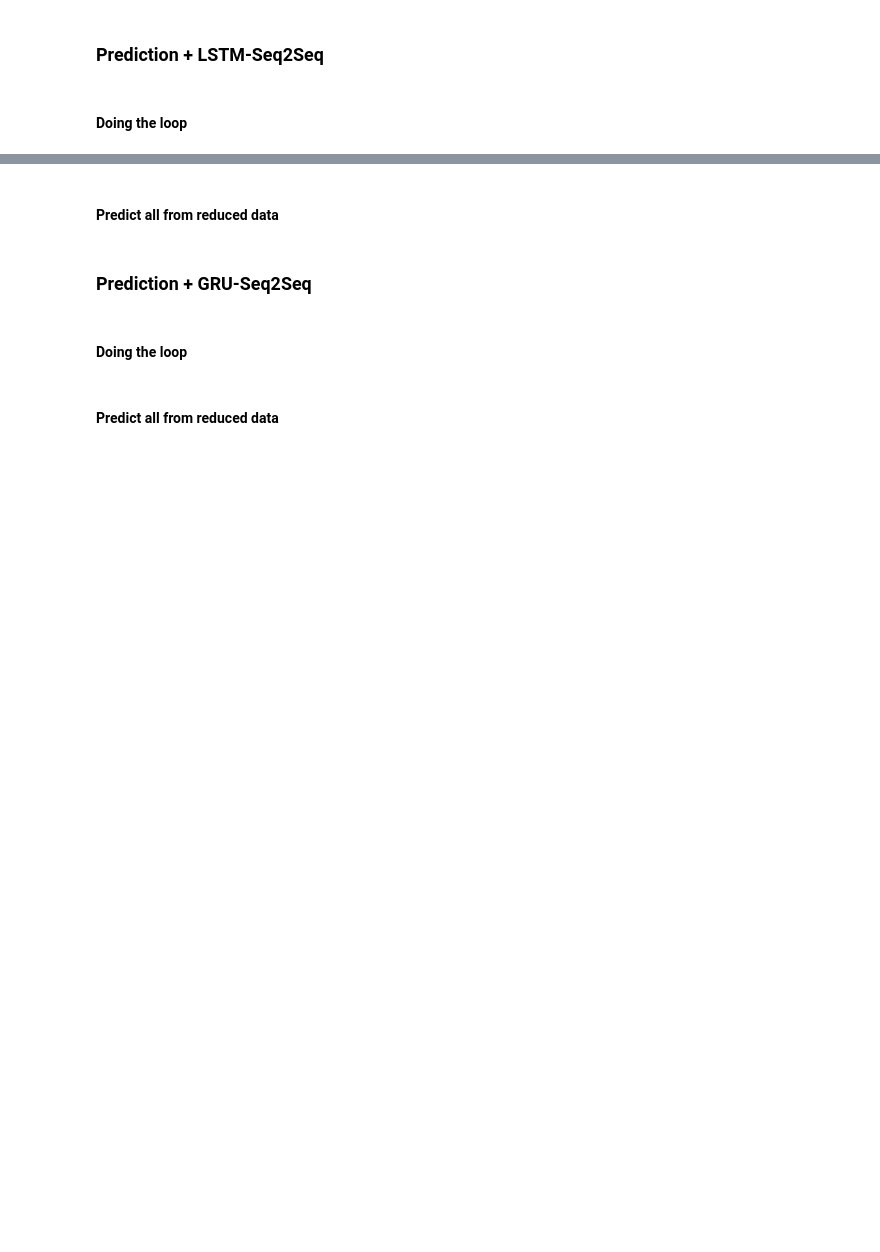
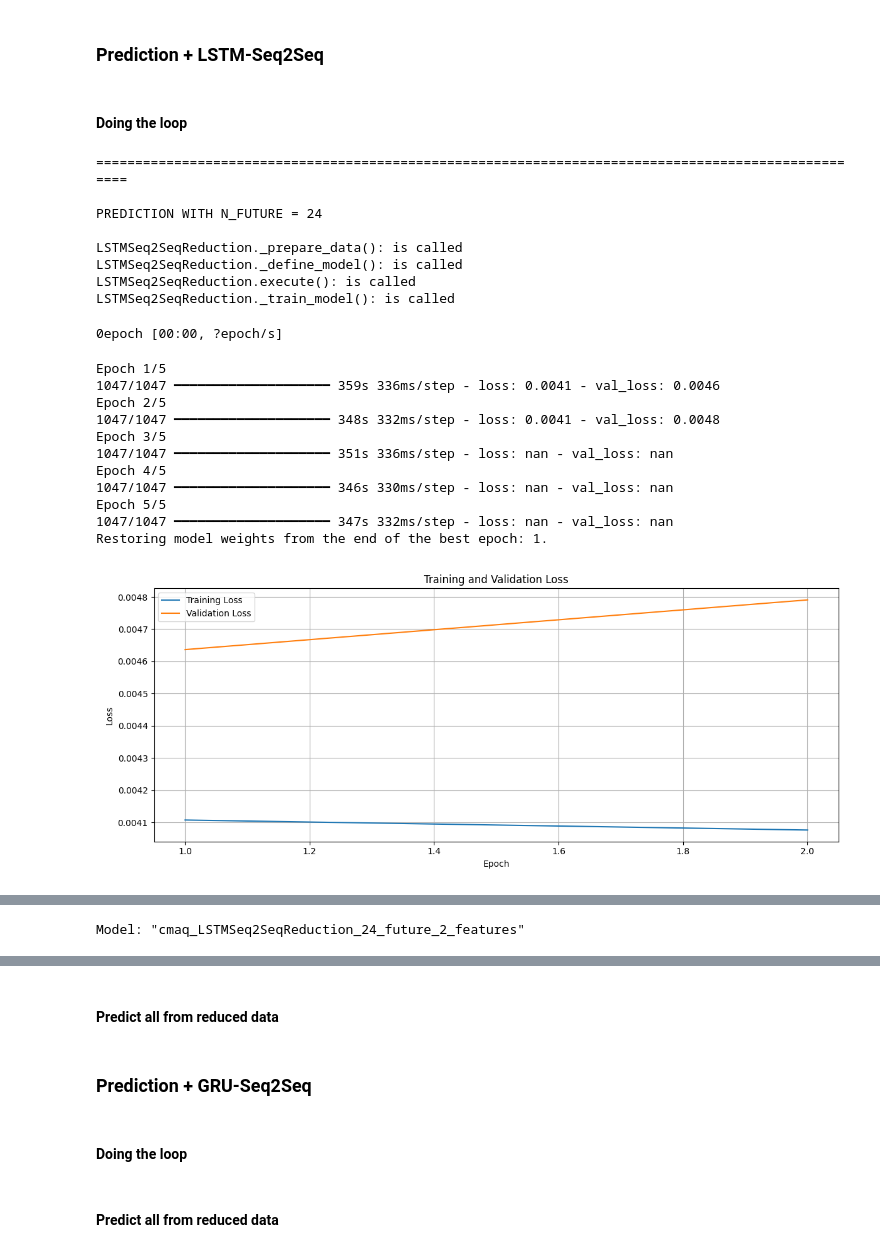
Before and after one commit to tphiepbk/air_quality_index_project, a Jupyter notebook: 7_cmaq_data_predict_no.ipynb, the cells around one changed output, grey strips where cells are left out. Cells and saved outputs as stored; diff of their text form; code cells hidden in the pictures; blank space fills up the shorter version.

Commit message:
Synchronize the workspace, working with merged PM data from Viet
Signed-off-by: Hiep Phuc Thai <itmanagertph@gmail.com>

```diff
--- a/7_cmaq_data_predict_no.ipynb
+++ b/7_cmaq_data_predict_no.ipynb
@@ -424,18 +420,22 @@ evaluation_board
 # %% [markdown]
 ### Model paramaters
 # %%
-range_of_dimension = range(conf["reduction_cmaq"]["min_number_of_features"], X_cmaq_scaled.shape[1])
+#range_of_dimension = range(conf["reduction_cmaq"]["min_number_of_features"], X_cmaq_scaled.shape[1])
+range_of_dimension = [2]
 print(*range_of_dimension)
 
 reduction_n_past, reduction_n_future = conf["reduction_cmaq"]["n_past"], conf["reduction_cmaq"]["n_future"]
 reduction_epochs, reduction_batch_size = conf["reduction_cmaq"]["epochs"], conf["reduction_cmaq"]["batch_size"]
 print(reduction_n_past, reduction_n_future, reduction_epochs, reduction_batch_size)
 
-prediction_n_past, prediction_n_future = conf["prediction_cmaq"]["n_past"], conf["prediction_cmaq"]["n_future"]
+prediction_n_past = conf["prediction_cmaq"]["n_past"]
 prediction_epochs, prediction_batch_size = conf["prediction_cmaq"]["epochs"], conf["prediction_cmaq"]["batch_size"]
-print(prediction_n_past, prediction_n_future, prediction_epochs, prediction_batch_size)
+print(prediction_n_past, prediction_epochs, prediction_batch_size)
 
 saved_model_plot_dir = conf["workspace"]["saved_model_plot_dir"]
 saved_model_weight_dir = conf["workspace"]["saved_model_weight_dir"]
 print(saved_model_plot_dir, saved_model_weight_dir)
+
+range_of_n_future = [24, 48, 72]
+print(*range_of_n_future)
 # %% [output]
@@ -474,23 +482,56 @@ KeyboardInterrupt:
 # %% [markdown]
 #### Doing the loop
 # %%
-loopresults = generate_loopresults(X_cmaq_scaled, y_cmaq_scaled,
-                                   cmaq_label_scaler,
-                                   range_of_dimension,
-                                   LSTMSeq2SeqReduction,
-                                   LSTMPrediction,
-                                   "cmaq", "cmaq",
-                                   reduction_n_past, reduction_n_future,
-                                   reduction_epochs, reduction_batch_size,
-                                   prediction_n_past, prediction_n_future,
-                                   prediction_epochs, prediction_batch_size,
-                                   saved_model_weight_dir, saved_model_plot_dir)
-best_metrics, best_num_of_components, best_encoded_data, best_evaluation_data, best_encoder_model_path, best_prediction_model_path = choose_the_best(loopresults, metric_to_choose="mae")
+# Loop every n_future
+lstms2s_n_future_mapper = {}
 
-# Print out the evaluation board
-evaluation_board['dim_reduction_method'] += ["LSTM-Seq2Seq"]
-evaluation_board['dim_after_reduction'] += [best_num_of_components]
-evaluation_board['prediction'] += ["LSTM"]
-for metric, value in best_metrics.items():
-    evaluation_board[metric] += [value]
+for prediction_n_future in range_of_n_future:
+    print("\n" + "=" * 100 + "\n")
+    print(f"PREDICTION WITH N_FUTURE = {prediction_n_future}\n")
+    # Prediction
+    loopresults = generate_loopresults(X_cmaq_scaled, y_cmaq_scaled,
+                                       cmaq_label_scaler,
+                                       range_of_dimension,
+                                       LSTMSeq2SeqReduction,
+                                       LSTMPrediction,
+                                       "cmaq", "cmaq",
+                                       reduction_n_past, reduction_n_future,
+                                       reduction_epochs, reduction_batch_size,
+                                       prediction_n_past, prediction_n_future,
+                                       prediction_epochs, prediction_batch_size,
+                                       saved_model_weight_dir, saved_model_plot_dir)
+    best_metrics, best_num_of_components, best_encoded_data, best_evaluation_data, best_encoder_model_path, best_prediction_model_path = choose_the_best(loopresults, metric_to_choose="mae")
+
+    # Print out the evaluation board
+    evaluation_board['dim_reduction_method'] += ["LSTM-Seq2Seq"]
+    evaluation_board['dim_after_reduction'] += [best_num_of_components]
+    evaluation_board['prediction'] += ["LSTM"]
+    for metric, value in best_metrics.items():
+        evaluation_board[metric] += [value]
+
+    # Update n_future mapper
+    lstms2s_n_future_mapper[prediction_n_future] = (best_encoded_data, best_evaluation_data, best_encoder_model_path, best_prediction_model_path)
+
 pd.DataFrame(evaluation_board)
+# %% [output]
+====================================================================================================
+
+PREDICTION WITH N_FUTURE = 24
+
+LSTMSeq2SeqReduction._prepare_data(): is called
+LSTMSeq2SeqReduction._define_model(): is called
+LSTMSeq2SeqReduction.execute(): is called
+LSTMSeq2SeqReduction._train_model(): is called
+0epoch [00:00, ?epoch/s]
+Epoch 1/5
+1047/1047 ━━━━━━━━━━━━━━━━━━━━ 359s 336ms/step - loss: 0.0041 - val_loss: 0.0046
+Epoch 2/5
+1047/1047 ━━━━━━━━━━━━━━━━━━━━ 348s 332ms/step - loss: 0.0041 - val_loss: 0.0048
+Epoch 3/5
+1047/1047 ━━━━━━━━━━━━━━━━━━━━ 351s 336ms/step - loss: nan - val_loss: nan
+Epoch 4/5
+1047/1047 ━━━━━━━━━━━━━━━━━━━━ 346s 330ms/step - loss: nan - val_loss: nan
+Epoch 5/5
+1047/1047 ━━━━━━━━━━━━━━━━━━━━ 347s 332ms/step - loss: nan - val_loss: nan
+Restoring model weights from the end of the best epoch: 1.
+[figure, added]
@@ -496,0 +544 @@ pd.DataFrame(evaluation_board)
+Model: "cmaq_LSTMSeq2SeqReduction_24_future_2_features"
```
Also changed, not shown: parts of 13 cells of this notebook, 12 other files.
